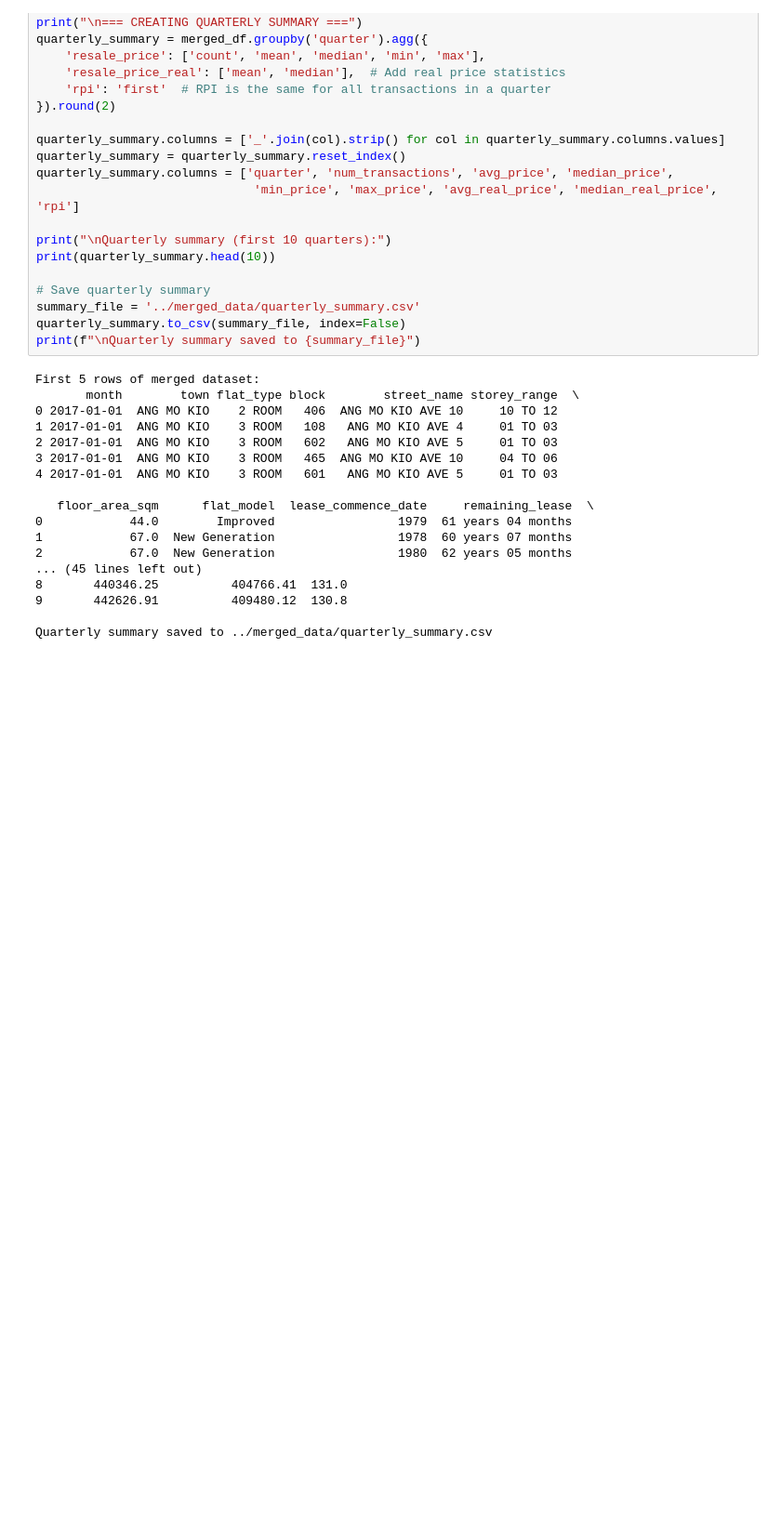
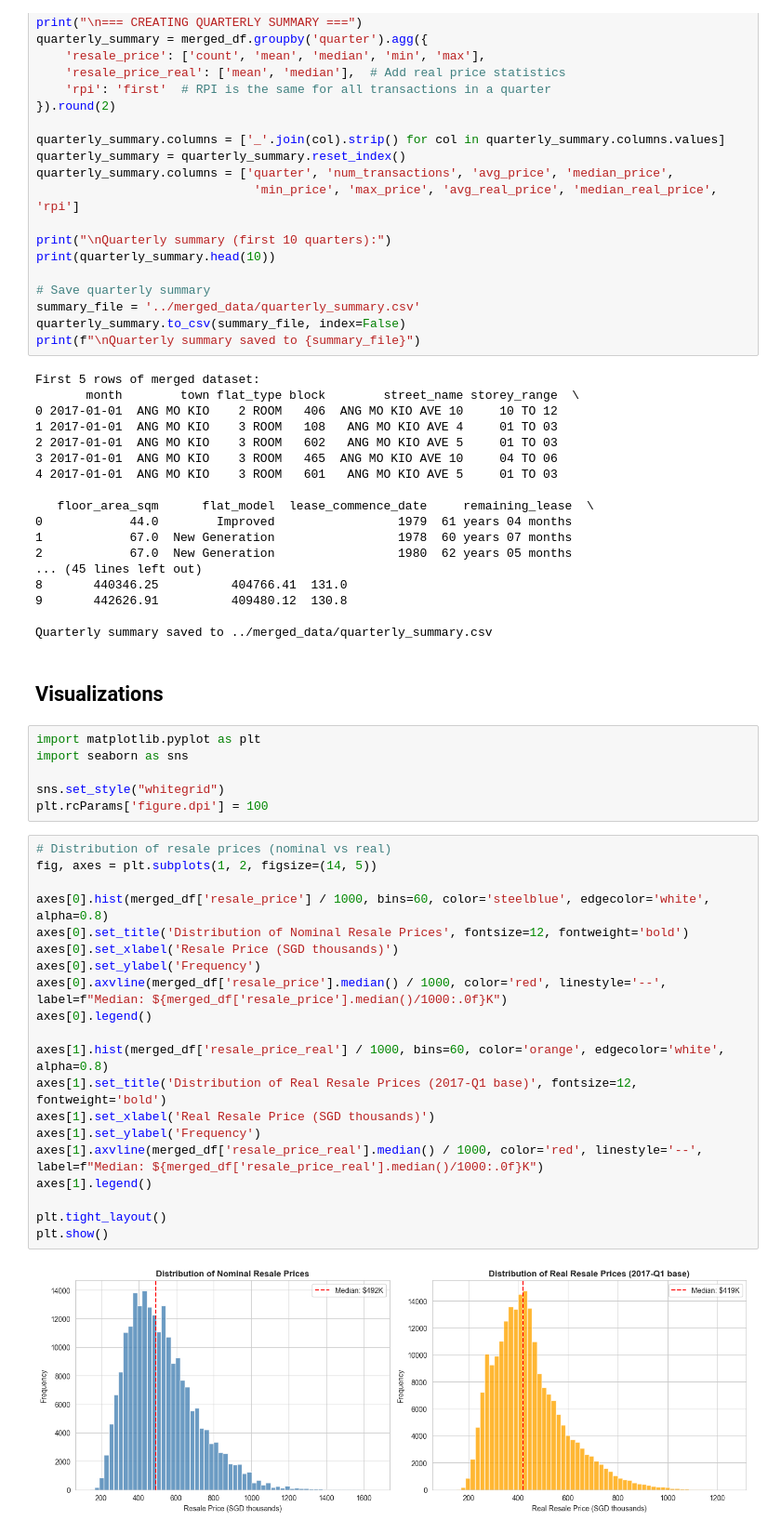
Before and after one commit to waffleicecream/hdb_resale_market, a Jupyter notebook: backend/data_exploration.ipynb, the cells around one changed output. Shown at 93% size. Cells and saved outputs as stored; diff of their text form; blank space fills up the shorter version.

```diff
--- a/backend/data_exploration.ipynb
+++ b/backend/data_exploration.ipynb
@@ -185,3 +185,33 @@ First 5 rows of merged dataset:
 9       442626.91          409480.12  130.8
 
 Quarterly summary saved to ../merged_data/quarterly_summary.csv
+# %% [markdown]
+## Visualizations
+# %%
+import matplotlib.pyplot as plt
+import seaborn as sns
+
+sns.set_style("whitegrid")
+plt.rcParams['figure.dpi'] = 100
+# %%
+# Distribution of resale prices (nominal vs real)
+fig, axes = plt.subplots(1, 2, figsize=(14, 5))
+
+axes[0].hist(merged_df['resale_price'] / 1000, bins=60, color='steelblue', edgecolor='white', alpha=0.8)
+axes[0].set_title('Distribution of Nominal Resale Prices', fontsize=12, fontweight='bold')
+axes[0].set_xlabel('Resale Price (SGD thousands)')
+axes[0].set_ylabel('Frequency')
+axes[0].axvline(merged_df['resale_price'].median() / 1000, color='red', linestyle='--', label=f"Median: ${merged_df['resale_price'].median()/1000:.0f}K")
+axes[0].legend()
+
+axes[1].hist(merged_df['resale_price_real'] / 1000, bins=60, color='orange', edgecolor='white', alpha=0.8)
+axes[1].set_title('Distribution of Real Resale Prices (2017-Q1 base)', fontsize=12, fontweight='bold')
+axes[1].set_xlabel('Real Resale Price (SGD thousands)')
+axes[1].set_ylabel('Frequency')
+axes[1].axvline(merged_df['resale_price_real'].median() / 1000, color='red', linestyle='--', label=f"Median: ${merged_df['resale_price_real'].median()/1000:.0f}K")
+axes[1].legend()
+
+plt.tight_layout()
+plt.show()
+# %% [output]
+[figure, added]
```
Also changed, not shown: parts of 5 cells of this notebook, 4 other files.
